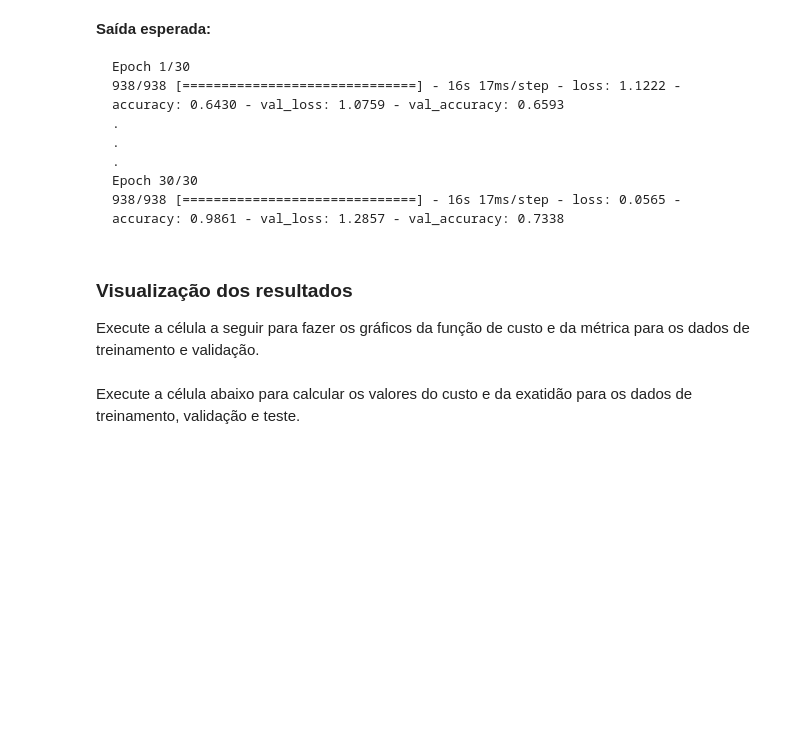
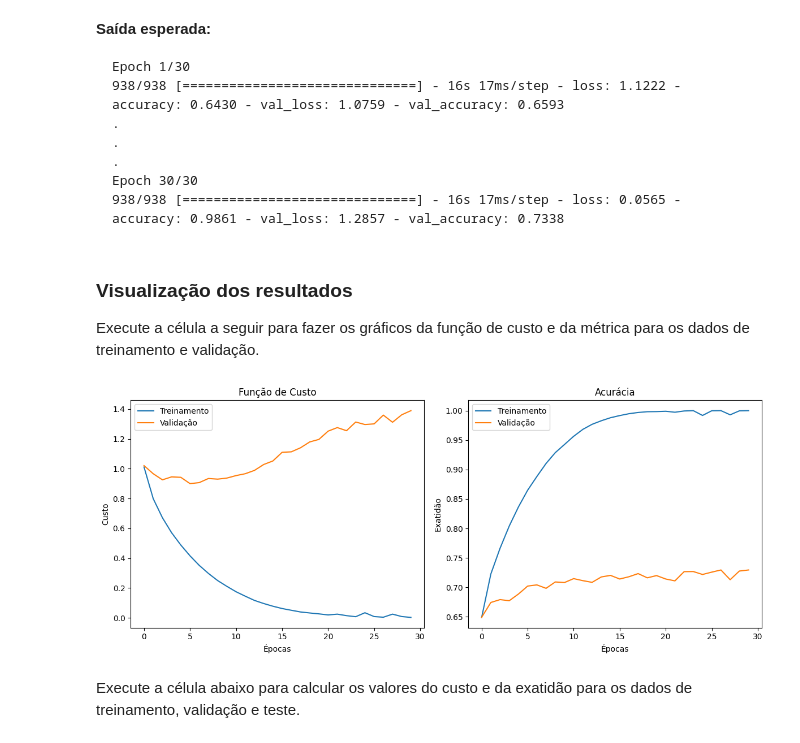
Before and after one commit to wallacecgalvao/Visao_Computacional-T2-Transferencia_de_Aprendizado, a Jupyter notebook: T2_Transferência_aprendizado.ipynb, the cells around one changed output. Cells and saved outputs as stored; diff of their text form; code cells hidden in the pictures; blank space fills up the shorter version.

```diff
--- a/T2_Transferência_aprendizado.ipynb
+++ b/T2_Transferência_aprendizado.ipynb
@@ -304,8 +384,9 @@ m_val = val_features.shape[0]
 m_test = test_features.shape[0]
 
 # Redimensiona tensores de características
-# Inclua seu código aqui
-#
+train_carac = train_features.reshape((m, nlin * ncol * nfeat))
+val_carac = val_features.reshape((m_val, nlin * ncol * nfeat))
+test_carac = test_features.reshape((m_test, nlin * ncol * nfeat))
 
 print("Dimensão do tensor de características das imagens de treinamento = ", train_carac.shape)
 print("Dimensão do tensor de características das imagens de validação = ", val_carac.shape)
@@ -661,0 +899,18 @@ Agora você vai compilar e treinar a sua RNA usando os seguinte hiperparâmetros
+# %%
+# PARA VOCÊ FAZER: compilação e treinamento da RNA usando o método Adam
+
+# Configuração do otimizador com taxa de aprendizagem pequena para fine-tuning
+from tensorflow.keras.optimizers import Adam
+
+optimizer_finetune = Adam(learning_rate=1e-5)
+
+# Compilação da RNA
+rna.compile(optimizer=optimizer_finetune,
+            loss='categorical_crossentropy',
+            metrics=['accuracy'])
+
+# Treinamento da RNA com fine-tuning
+history3 = rna.fit(x_train, y_train_hot,
+                   validation_data=(x_val, y_val_hot),
+                   epochs=30,
+                   verbose=1)
@@ -675,7 +948,9 @@ Agora você vai compilar e treinar a sua RNA usando os seguinte hiperparâmetros
 Execute a célula a seguir para fazer os gráficos da função de custo e da métrica para os dados de treinamento e validação.
 # %%
 # Gráfico do processo de treinamento
-plot_results_train(history)
+plot_results_train(history3)
+# %% [output]
+[figure, added]
 # %% [markdown]
 Execute a célula abaixo para calcular os valores do custo e da exatidão para os dados de treinamento, validação e teste.
 # %%
```
Also changed, not shown: parts of 31 cells of this notebook.
